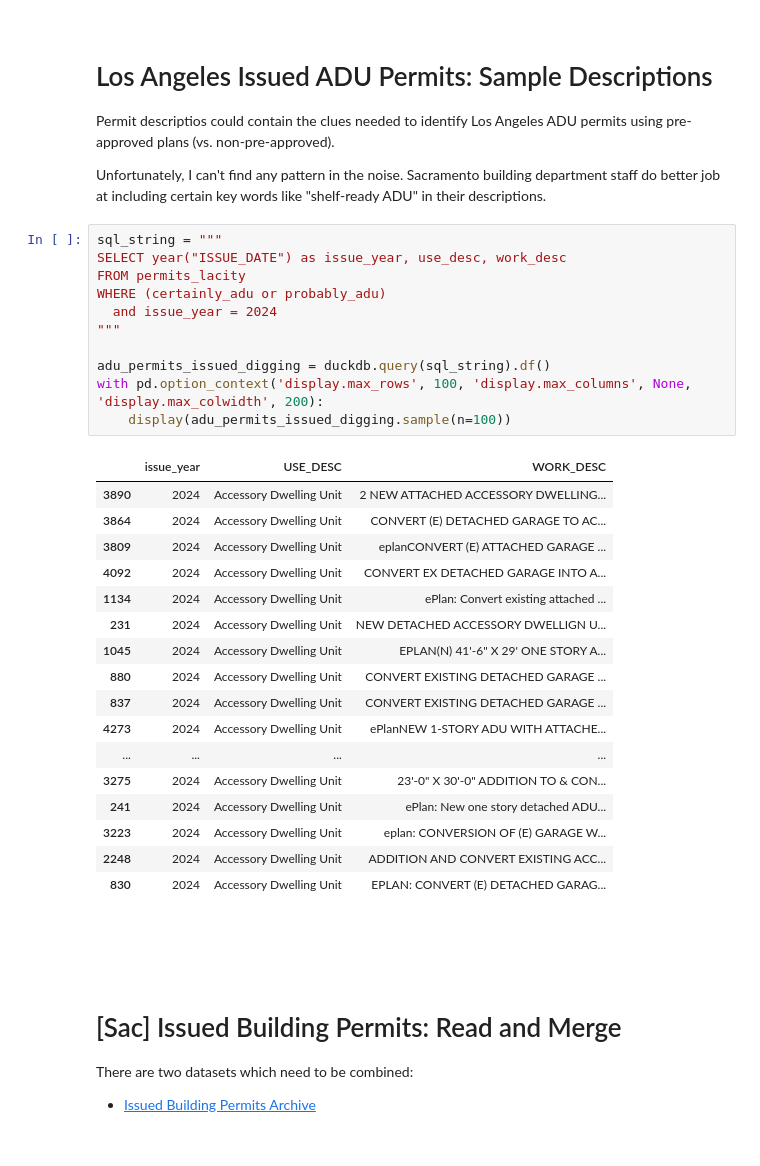
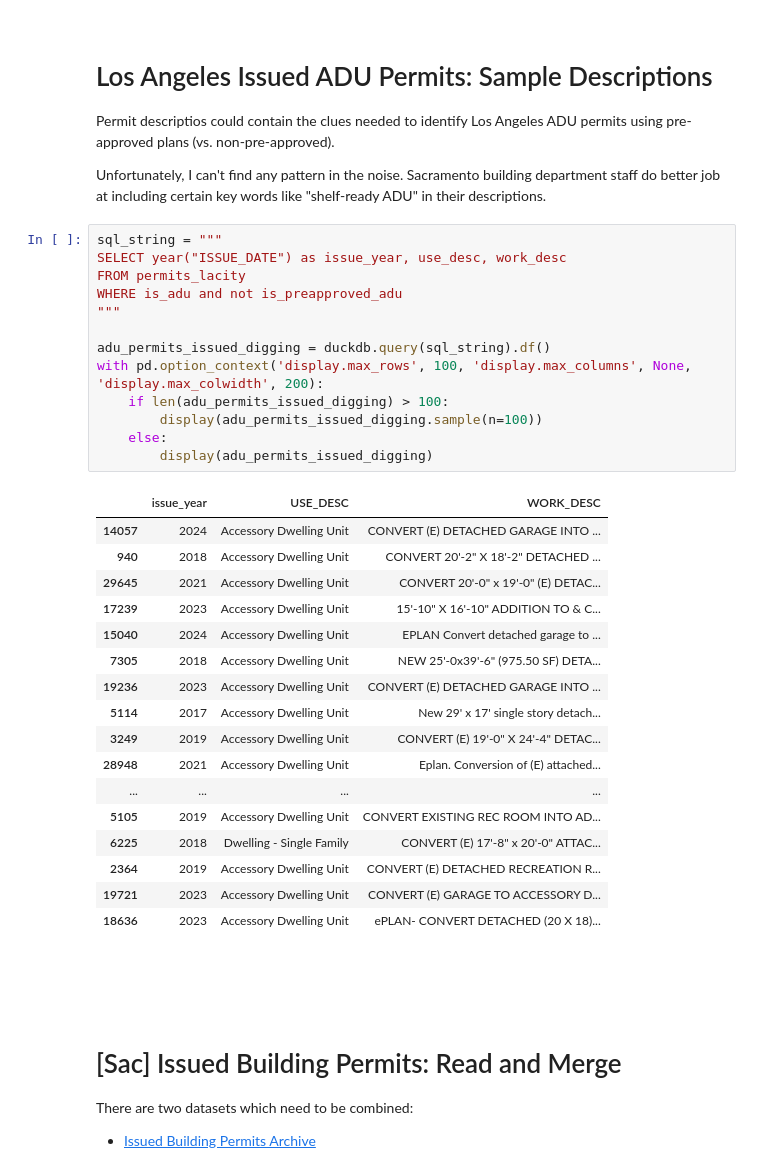
Before and after one commit to pwnage101/adus_research, a Jupyter notebook: ADUs.ipynb, the cells around one changed output. Saved outputs shown, nothing was run; the diff lists cells and outputs as text.

```diff
--- a/ADUs.ipynb
+++ b/ADUs.ipynb
@@ -194,32 +251,34 @@ Unfortunately, I can't find any pattern in the noise. Sacramento building depart
 # %%
 sql_string = """
 SELECT year("ISSUE_DATE") as issue_year, use_desc, work_desc
 FROM permits_lacity
-WHERE (certainly_adu or probably_adu)
-  and issue_year = 2024
+WHERE is_adu and not is_preapproved_adu
 """
 
 adu_permits_issued_digging = duckdb.query(sql_string).df()
 with pd.option_context('display.max_rows', 100, 'display.max_columns', None, 'display.max_colwidth', 200):
-    display(adu_permits_issued_digging.sample(n=100))
+    if len(adu_permits_issued_digging) > 100:
+        display(adu_permits_issued_digging.sample(n=100))
+    else:
+        display(adu_permits_issued_digging)
 # %% [output]
 |  | issue_year | USE_DESC | WORK_DESC |
-| 3890 | 2024 | Accessory Dwelling Unit | 2 NEW ATTACHED ACCESSORY DWELLING... |
-| 3864 | 2024 | Accessory Dwelling Unit | CONVERT (E) DETACHED GARAGE TO AC... |
-| 3809 | 2024 | Accessory Dwelling Unit | eplanCONVERT (E) ATTACHED GARAGE ... |
-| 4092 | 2024 | Accessory Dwelling Unit | CONVERT EX DETACHED GARAGE INTO A... |
-| 1134 | 2024 | Accessory Dwelling Unit | ePlan: Convert existing attached ... |
-| 231 | 2024 | Accessory Dwelling Unit | NEW DETACHED ACCESSORY DWELLIGN U... |
-| 1045 | 2024 | Accessory Dwelling Unit | EPLAN(N) 41'-6" X 29' ONE STORY A... |
-| 880 | 2024 | Accessory Dwelling Unit | CONVERT EXISTING DETACHED GARAGE ... |
-| 837 | 2024 | Accessory Dwelling Unit | CONVERT EXISTING DETACHED GARAGE ... |
-| 4273 | 2024 | Accessory Dwelling Unit | ePlanNEW 1-STORY ADU WITH ATTACHE... |
+| 14057 | 2024 | Accessory Dwelling Unit | CONVERT (E) DETACHED GARAGE INTO ... |
+| 940 | 2018 | Accessory Dwelling Unit | CONVERT 20'-2" X 18'-2" DETACHED ... |
+| 29645 | 2021 | Accessory Dwelling Unit | CONVERT 20'-0" x 19'-0" (E) DETAC... |
+| 17239 | 2023 | Accessory Dwelling Unit | 15'-10" X 16'-10" ADDITION TO & C... |
+| 15040 | 2024 | Accessory Dwelling Unit | EPLAN Convert detached garage to ... |
+| 7305 | 2018 | Accessory Dwelling Unit | NEW 25'-0x39'-6" (975.50 SF) DETA... |
+| 19236 | 2023 | Accessory Dwelling Unit | CONVERT (E) DETACHED GARAGE INTO ... |
+| 5114 | 2017 | Accessory Dwelling Unit | New 29' x 17' single story detach... |
+| 3249 | 2019 | Accessory Dwelling Unit | CONVERT (E) 19'-0" X 24'-4" DETAC... |
+| 28948 | 2021 | Accessory Dwelling Unit | Eplan. Conversion of (E) attached... |
 | ... | ... | ... | ... |
-| 3275 | 2024 | Accessory Dwelling Unit | 23'-0" X 30'-0" ADDITION TO & CON... |
-| 241 | 2024 | Accessory Dwelling Unit | ePlan: New one story detached ADU... |
-| 3223 | 2024 | Accessory Dwelling Unit | eplan: CONVERSION OF (E) GARAGE W... |
-| 2248 | 2024 | Accessory Dwelling Unit | ADDITION AND CONVERT EXISTING ACC... |
-| 830 | 2024 | Accessory Dwelling Unit | EPLAN: CONVERT (E) DETACHED GARAG... |
+| 5105 | 2019 | Accessory Dwelling Unit | CONVERT EXISTING REC ROOM INTO AD... |
+| 6225 | 2018 | Dwelling - Single Family | CONVERT (E) 17'-8" x 20'-0" ATTAC... |
+| 2364 | 2019 | Accessory Dwelling Unit | CONVERT (E) DETACHED RECREATION R... |
+| 19721 | 2023 | Accessory Dwelling Unit | CONVERT (E) GARAGE TO ACCESSORY D... |
+| 18636 | 2023 | Accessory Dwelling Unit | ePLAN- CONVERT DETACHED (20 X 18)... |
 # %% [markdown]
 <br><br><br>
 
```
Also changed, not shown: parts of 8 cells of this notebook.
